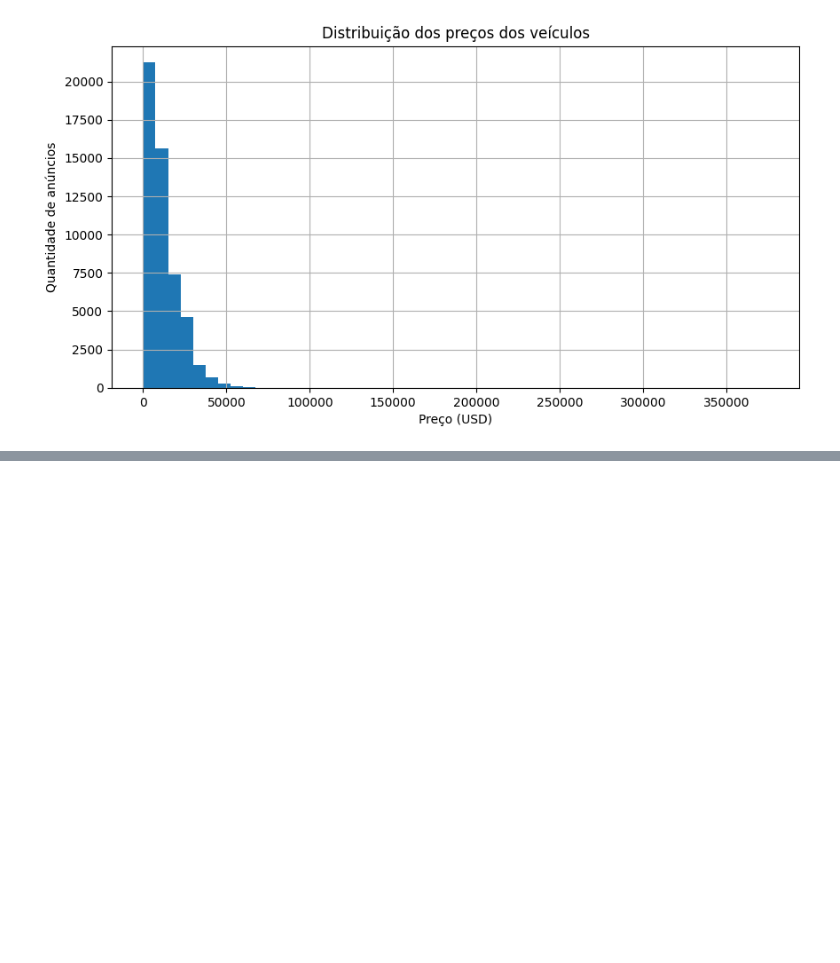
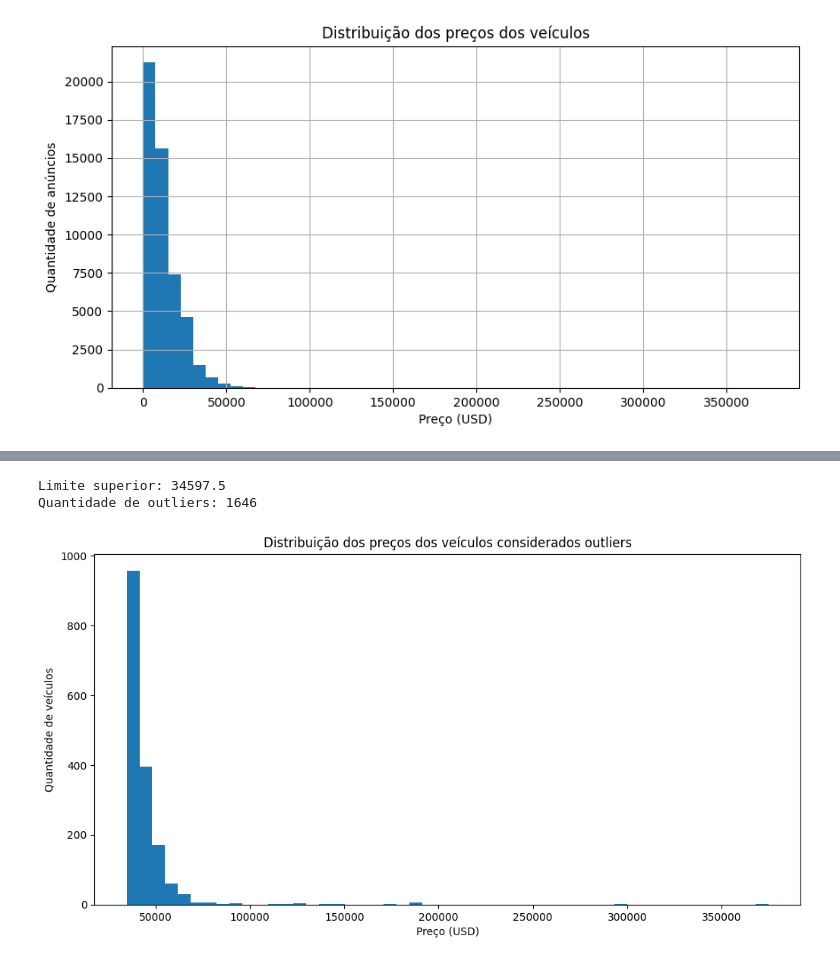
Before and after one commit to alexbecke-bot/projeto-final-sprint-5-analise-de-veiculos, a Jupyter notebook: EDA.ipynb, the cells around one changed output, grey strips where cells are left out. Saved outputs shown, nothing was run; the diff lists cells and outputs as text; code cells hidden in the pictures; blank space fills up the shorter version.

```diff
--- a/EDA.ipynb
+++ b/EDA.ipynb
@@ -585,0 +676,27 @@ plt.show()
+# %%
+Q1 = dataframe['price'].quantile(0.25)
+Q3 = dataframe['price'].quantile(0.75)
+
+IQR = Q3 - Q1
+
+limite_superior = Q3 + 1.5 * IQR
+
+outliers = dataframe[dataframe['price'] > limite_superior]
+
+print('Limite superior:', limite_superior)
+print('Quantidade de outliers:', len(outliers))
+# %% [output]
+Limite superior: 34597.5
+Quantidade de outliers: 1646
+# %%
+plt.figure(figsize=(12, 6))
+
+plt.hist(outliers['price'], bins=50)
+
+plt.title('Distribuição dos preços dos veículos considerados outliers')
+plt.xlabel('Preço (USD)')
+plt.ylabel('Quantidade de veículos')
+
+plt.show()
+# %% [output]
+[figure, added]
```
Also changed, not shown: parts of 30 cells of this notebook.
